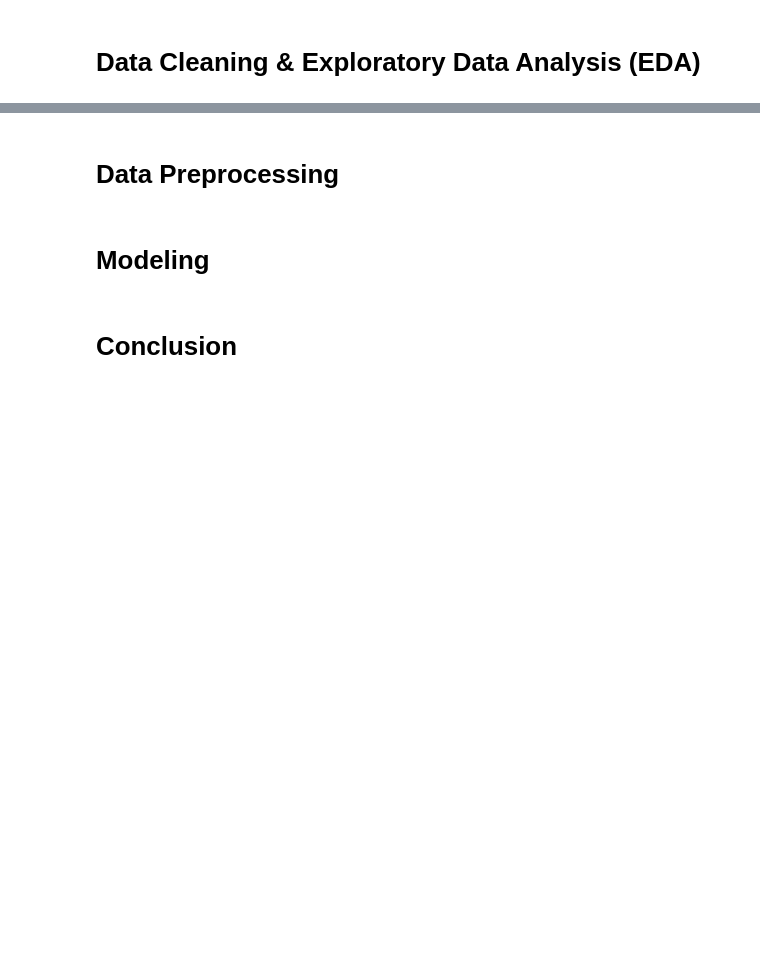
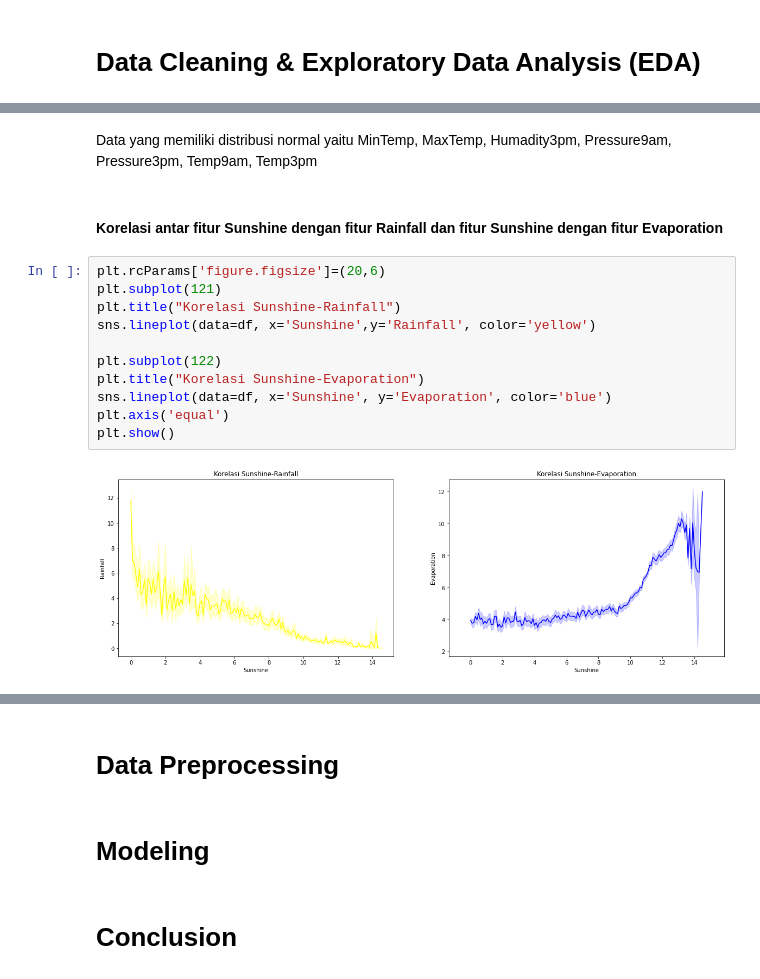
Before and after one commit to safiraauliar/FinalProject2-LogistikRegression-SVM-kelompok1, a Jupyter notebook: PYTN_KampusMerdeka_fp2.ipynb, the cells around one changed output, grey strips where cells are left out. Saved outputs shown, nothing was run; the diff lists cells and outputs as text; blank space fills up the shorter version.

```diff
--- a/PYTN_KampusMerdeka_fp2.ipynb
+++ b/PYTN_KampusMerdeka_fp2.ipynb
@@ -46,0 +220,17 @@ Dataset yang digunakan pada projek ini adalah dataset publik yang tersedia diweb
+# %% [markdown]
+Data yang memiliki distribusi normal yaitu MinTemp, MaxTemp, Humadity3pm, Pressure9am, Pressure3pm, Temp9am, Temp3pm
+# %% [markdown]
+#### Korelasi antar fitur Sunshine dengan fitur Rainfall dan fitur Sunshine dengan fitur Evaporation
+# %%
+plt.rcParams['figure.figsize']=(20,6)
+plt.subplot(121)
+plt.title("Korelasi Sunshine-Rainfall")
+sns.lineplot(data=df, x='Sunshine',y='Rainfall', color='yellow')
+
+plt.subplot(122)
+plt.title("Korelasi Sunshine-Evaporation")
+sns.lineplot(data=df, x='Sunshine', y='Evaporation', color='blue')
+plt.axis('equal')
+plt.show()
+# %% [output]
+[figure, added]
```
Also changed, not shown: parts of 22 cells of this notebook.
